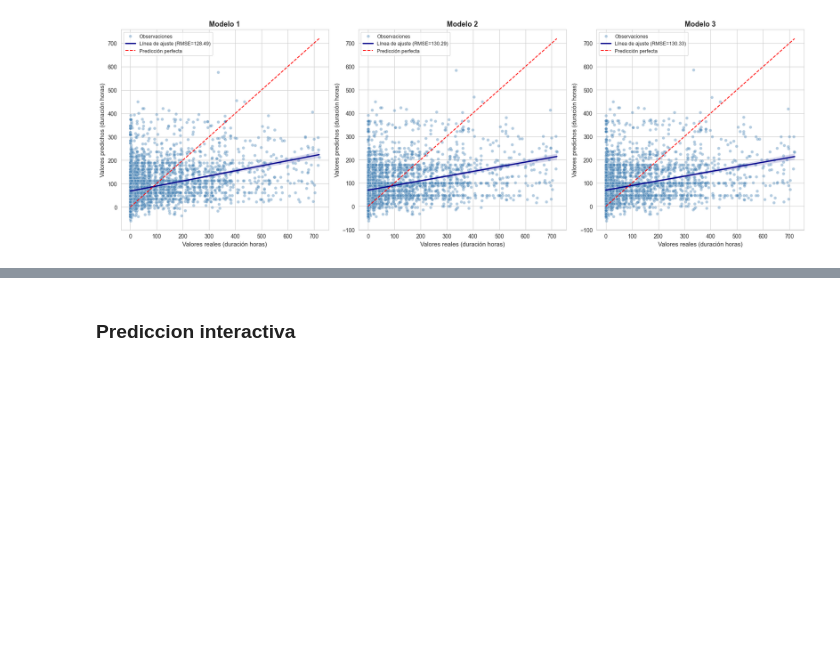
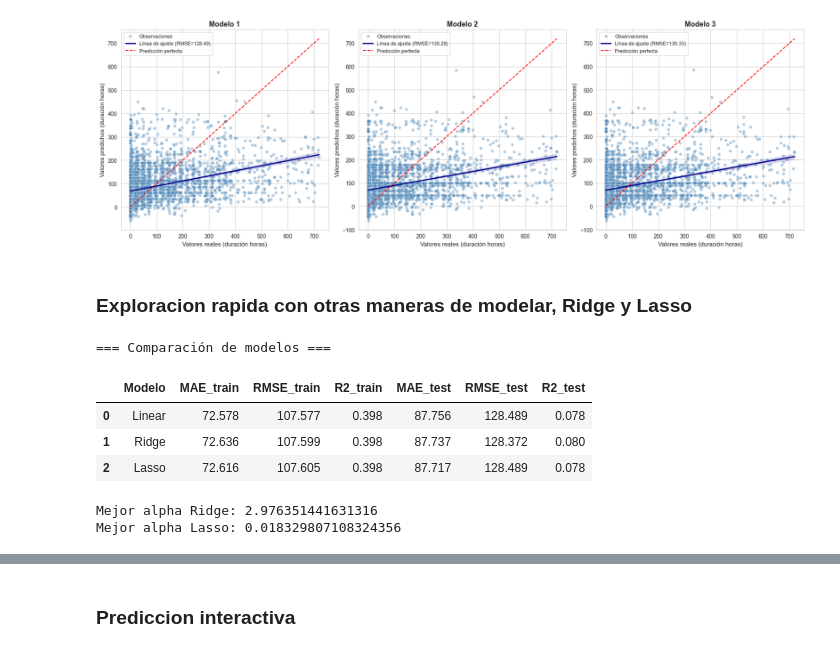
Before and after one commit to MartinDelG/Repositorio-Proyecto1, a Jupyter notebook: Tarea_4/Modelamiento.ipynb, the cells around one changed output, grey strips where cells are left out. Saved outputs shown, nothing was run; the diff lists cells and outputs as text; code cells hidden in the pictures; blank space fills up the shorter version.

Commit message:
comparacion otro tipo de modelamiento

```diff
--- a/Tarea_4/Modelamiento.ipynb
+++ b/Tarea_4/Modelamiento.ipynb
@@ -860,3 +860,58 @@ for i, (nombre, y_true, y_pred, rmse) in enumerate(modelos, 1):
 plt.show()
 # %% [output]
 [figure]
+# %% [markdown]
+### Exploracion rapida con otras maneras de modelar, Ridge y Lasso
+# %%
+import numpy as np
+import pandas as pd
+from sklearn.linear_model import LinearRegression, RidgeCV, LassoCV
+from sklearn.metrics import mean_absolute_error, mean_squared_error, r2_score
+
+# --- 1) Definir modelos ---
+linreg = LinearRegression()
+ridge_cv = RidgeCV(alphas=np.logspace(-3, 3, 20), cv=5)
+lasso_cv = LassoCV(alphas=np.logspace(-3, 1, 20), cv=5, random_state=42, max_iter=10000)
+
+# --- 2) Entrenar ---
+linreg.fit(X_train, y_train)
+ridge_cv.fit(X_train, y_train)
+lasso_cv.fit(X_train, y_train)
+
+# --- 3) Función de métricas ---
+def get_metrics(name, model, Xtr, ytr, Xte, yte):
+    ytr_pred = model.predict(Xtr)
+    yte_pred = model.predict(Xte)
+    metrics = {
+        "Modelo": name,
+        "MAE_train": mean_absolute_error(ytr, ytr_pred),
+        "RMSE_train": np.sqrt(mean_squared_error(ytr, ytr_pred)),
+        "R2_train": r2_score(ytr, ytr_pred),
+        "MAE_test": mean_absolute_error(yte, yte_pred),
+        "RMSE_test": np.sqrt(mean_squared_error(yte, yte_pred)),
+        "R2_test": r2_score(yte, yte_pred),
+    }
+    return metrics
+
+# --- 4) Guardar resultados ---
+results = []
+results.append(get_metrics("Linear", linreg, X_train, y_train, X_test, y_test))
+results.append(get_metrics("Ridge", ridge_cv, X_train, y_train, X_test, y_test))
+results.append(get_metrics("Lasso", lasso_cv, X_train, y_train, X_test, y_test))
+
+summary = pd.DataFrame(results)
+
+# --- 5) Mostrar resultados ---
+print("=== Comparación de modelos ===")
+display(summary.round(3))
+
+print("\nMejor alpha Ridge:", ridge_cv.alpha_)
+print("Mejor alpha Lasso:", lasso_cv.alpha_)
+# %% [output]
+=== Comparación de modelos ===
+|  | Modelo | MAE_train | RMSE_train | R2_train | MAE_test | RMSE_test | R2_test |
+| 0 | Linear | 72.578 | 107.577 | 0.398 | 87.756 | 128.489 | 0.078 |
+| 1 | Ridge | 72.636 | 107.599 | 0.398 | 87.737 | 128.372 | 0.080 |
+| 2 | Lasso | 72.616 | 107.605 | 0.398 | 87.717 | 128.489 | 0.078 |
+Mejor alpha Ridge: 2.976351441631316
+Mejor alpha Lasso: 0.018329807108324356
```
Also changed, not shown: parts of 1 cell of this notebook.
